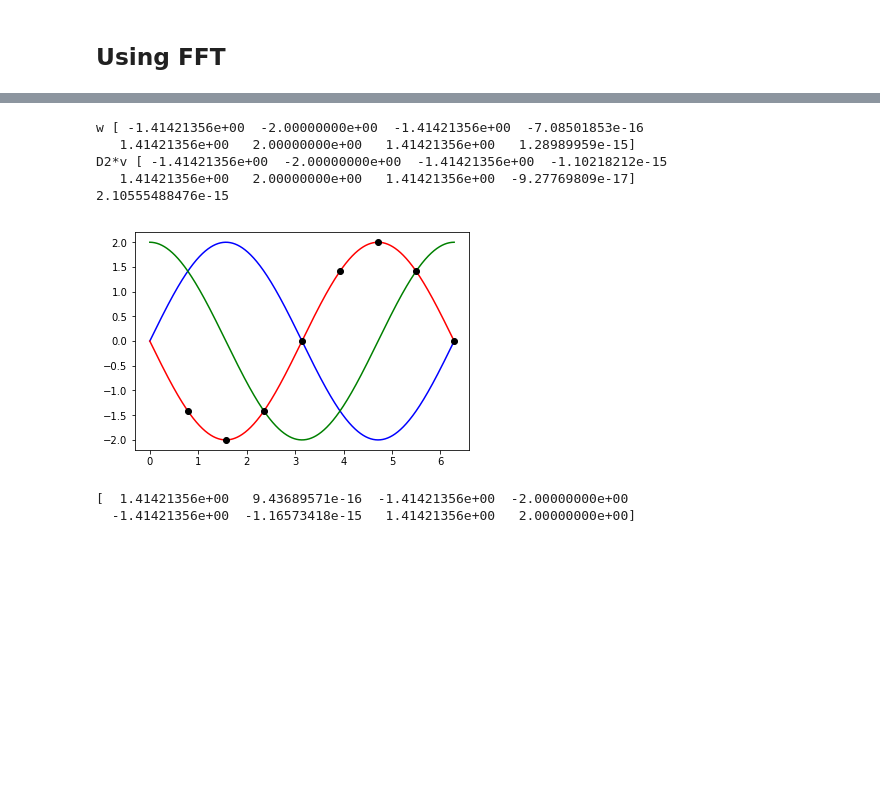
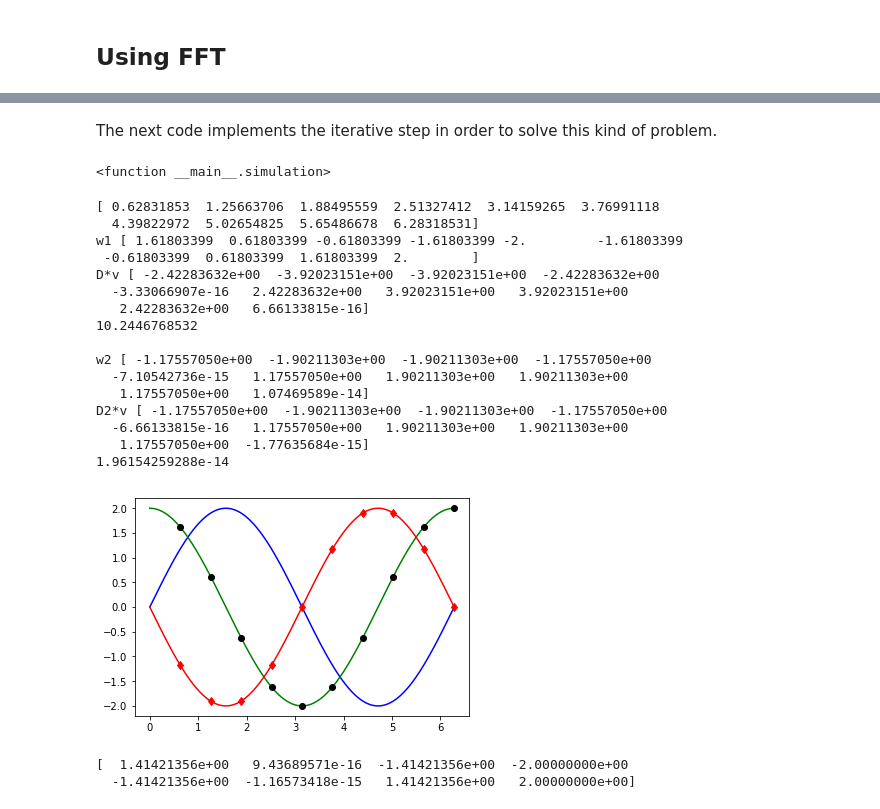
Before and after one commit to cristopherarenas/cc5_perturbation_analysis, a Jupyter notebook: Perturbation_Analysis_Parabolic_PDE.ipynb, the cells around one changed output, grey strips where cells are left out. Drawn from its saved outputs; the diff is of its cells as text; code cells hidden in the pictures; blank space fills up the shorter version.

```diff
--- a/Perturbation_Analysis_Parabolic_PDE.ipynb
+++ b/Perturbation_Analysis_Parabolic_PDE.ipynb
@@ -228,3 +251,24 @@ def spectralDerivativeByFFT(v,nu=1):
     if np.mod(nu,2)!=0:
         w_hat[int(N/2)]=0
     return np.real(np.fft.ifft(w_hat))
+
+#differentiation matrix for FFT for the first derivative
+def my_D_spec_2pi(N):
+    h=(2*np.pi/N)
+    c=np.zeros(N)
+    j=np.arange(1,N)
+    c[0]=0
+    c[1:]=0.5*((-1)**j)/(np.sin(j*h/2.))
+    D=toeplitz(c)
+    return D
+
+
+#differentiation matrix for FFT for the second derivative
+def my_D2_spec_2pi(N):
+    h=(2*np.pi/N)
+    c=np.zeros(N)
+    j=np.arange(1,N)
+    c[0]=-np.pi**2/(3.*h**2)-1./6.
+    c[1:]=-0.5*((-1)**j)/(np.sin(j*h/2.)**2)
+    D2=toeplitz(c)
+    return D2
@@ -232,0 +275,2 @@ def fft_method(w,wp,F,N,M,eps):
+# %% [markdown]
+The next code implements the iterative step in order to solve this kind of problem.
@@ -233,28 +344,52 @@ def fft_method(w,wp,F,N,M,eps):
+# %%
+interact(simulation,i=(0,69),N=80,M=70)
+# %% [output]
+<function __main__.simulation>
 # %%
-N = 8
+N = 10
 xx = np.linspace(0,2*np.pi,1000)
 x=np.linspace(2*np.pi/N,2*np.pi,N)
+print(x)
 u = lambda x: 2*np.sin(x)
 up = lambda x: 2*np.cos(x)
 upp = lambda x: -2*np.sin(x)
 v = u(x)
-w = spectralDerivativeByFFT(v,2)
+w1 = spectralDerivativeByFFT(v,1)
+w2 = spectralDerivativeByFFT(v,2)
 plt.plot(xx,u(xx),"b-")
 plt.plot(xx,up(xx),"g-")
 plt.plot(xx,upp(xx),"r-")
-plt.plot(x,w,"ko")
+plt.plot(x,w1,"ko")
+plt.plot(x,w2,"rd")
+
+D = my_D_spec_2pi(N)
 
 D2 = my_D2_spec_2pi(N)
-print("w",w)
+print("w1",w1)
+print("D*v",np.dot(D,v))
+print(np.linalg.norm(w1-np.dot(D,v)))
+print("")
+print("w2",w2)
 print("D2*v",np.dot(D2,v))
-print(np.linalg.norm(w-np.dot(D2,v)))
+print(np.linalg.norm(w2-np.dot(D2,v)))
 # %% [output]
-w [ -1.41421356e+00  -2.00000000e+00  -1.41421356e+00  -7.08501853e-16
-   1.41421356e+00   2.00000000e+00   1.41421356e+00   1.28989959e-15]
-D2*v [ -1.41421356e+00  -2.00000000e+00  -1.41421356e+00  -1.10218212e-15
-   1.41421356e+00   2.00000000e+00   1.41421356e+00  -9.27769809e-17]
-2.10555488476e-15
+[ 0.62831853  1.25663706  1.88495559  2.51327412  3.14159265  3.76991118
+  4.39822972  5.02654825  5.65486678  6.28318531]
+w1 [ 1.61803399  0.61803399 -0.61803399 -1.61803399 -2.         -1.61803399
+ -0.61803399  0.61803399  1.61803399  2.        ]
+D*v [ -2.42283632e+00  -3.92023151e+00  -3.92023151e+00  -2.42283632e+00
+  -3.33066907e-16   2.42283632e+00   3.92023151e+00   3.92023151e+00
+   2.42283632e+00   6.66133815e-16]
+10.2446768532
+
+w2 [ -1.17557050e+00  -1.90211303e+00  -1.90211303e+00  -1.17557050e+00
+  -7.10542736e-15   1.17557050e+00   1.90211303e+00   1.90211303e+00
+   1.17557050e+00   1.07469589e-14]
+D2*v [ -1.17557050e+00  -1.90211303e+00  -1.90211303e+00  -1.17557050e+00
+  -6.66133815e-16   1.17557050e+00   1.90211303e+00   1.90211303e+00
+   1.17557050e+00  -1.77635684e-15]
+1.96154259288e-14
-[figure, old version]
+[figure, new version]
 # %%
 N = 8
 x=np.linspace(2*np.pi/N,2*np.pi,N)
```
Also changed, not shown: parts of 9 cells of this notebook.
